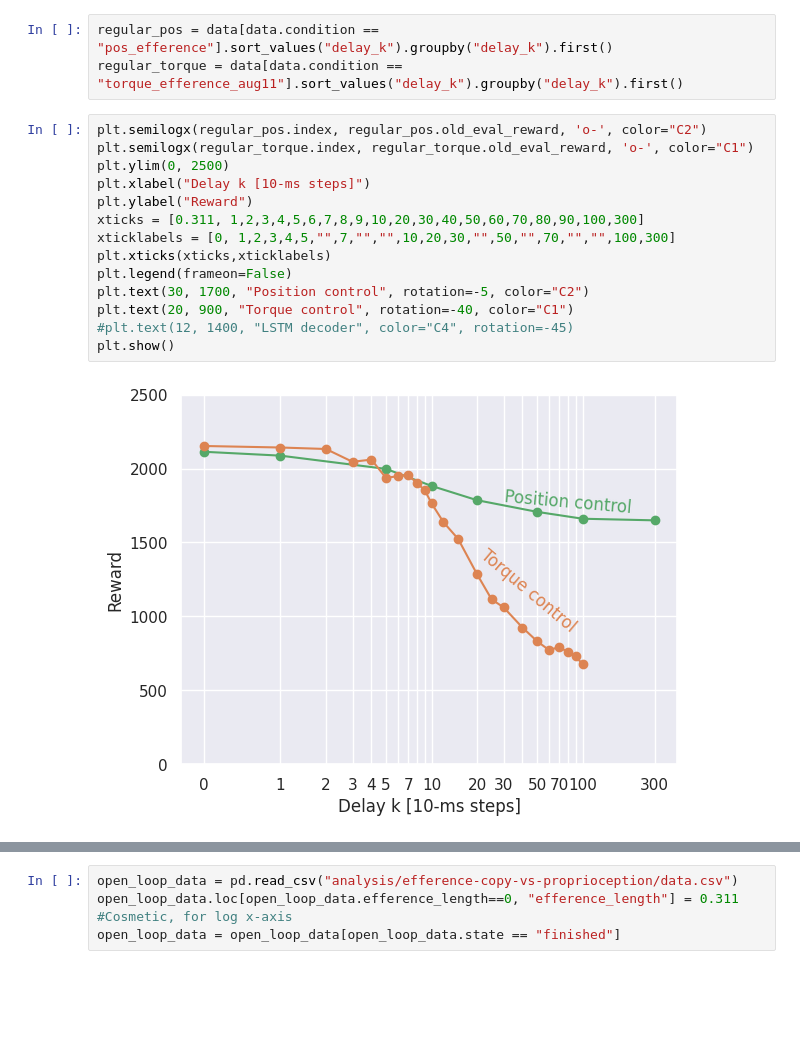
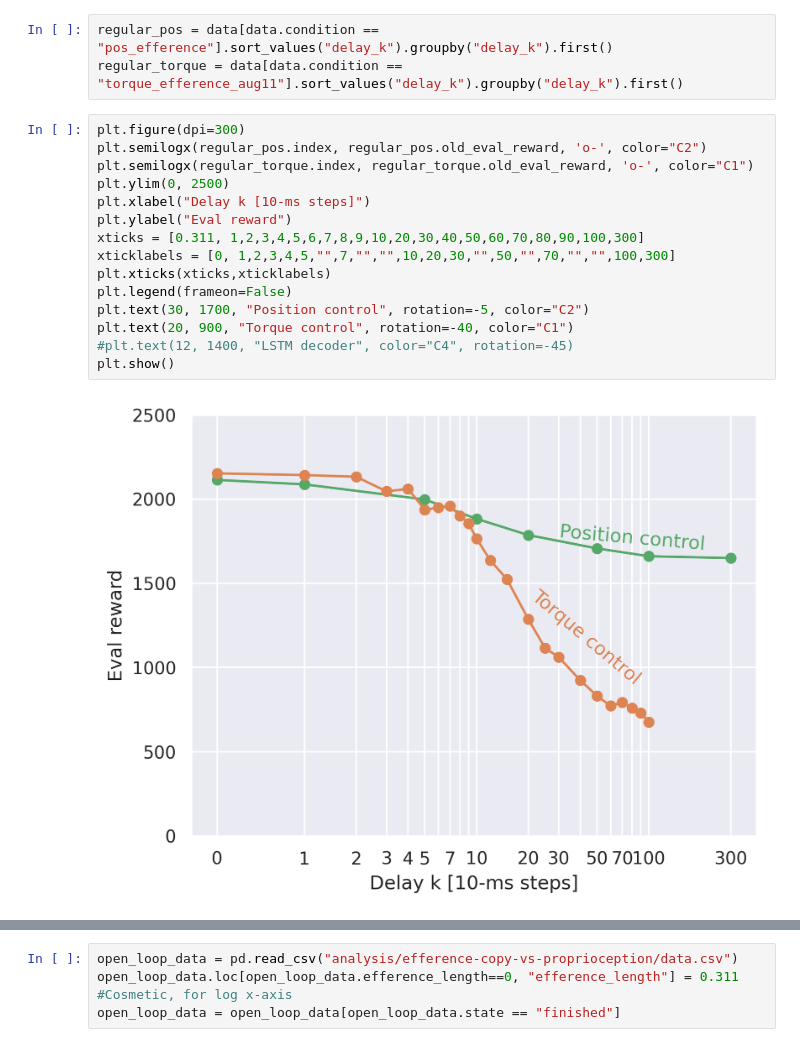
Before and after one commit to emiwar/vnl-experiments, a Jupyter notebook: position_control_plots.ipynb, the cells around one changed output, grey strips where cells are left out. Cells and saved outputs as stored; diff of their text form; blank space fills up the shorter version.

```diff
--- a/position_control_plots.ipynb
+++ b/position_control_plots.ipynb
@@ -11,19 +11,20 @@ data.loc[data.delay_k==0, "delay_k"] = 0.311 #Cosmetic, for log x-axis
 regular_pos = data[data.condition == "pos_efference"].sort_values("delay_k").groupby("delay_k").first()
 regular_torque = data[data.condition == "torque_efference_aug11"].sort_values("delay_k").groupby("delay_k").first()
 # %%
+plt.figure(dpi=300)
 plt.semilogx(regular_pos.index, regular_pos.old_eval_reward, 'o-', color="C2")
 plt.semilogx(regular_torque.index, regular_torque.old_eval_reward, 'o-', color="C1")
 plt.ylim(0, 2500)
 plt.xlabel("Delay k [10-ms steps]")
-plt.ylabel("Reward")
+plt.ylabel("Eval reward")
 xticks = [0.311, 1,2,3,4,5,6,7,8,9,10,20,30,40,50,60,70,80,90,100,300]
 xticklabels = [0, 1,2,3,4,5,"",7,"","",10,20,30,"",50,"",70,"","",100,300]
 plt.xticks(xticks,xticklabels)
 plt.legend(frameon=False)
 plt.text(30, 1700, "Position control", rotation=-5, color="C2")
 plt.text(20, 900, "Torque control", rotation=-40, color="C1")
 #plt.text(12, 1400, "LSTM decoder", color="C4", rotation=-45)
 plt.show()
 # %% [output]
-[figure, old version]
+[figure, new version]
 # %%
```
Also changed, not shown: parts of 7 cells of this notebook.
